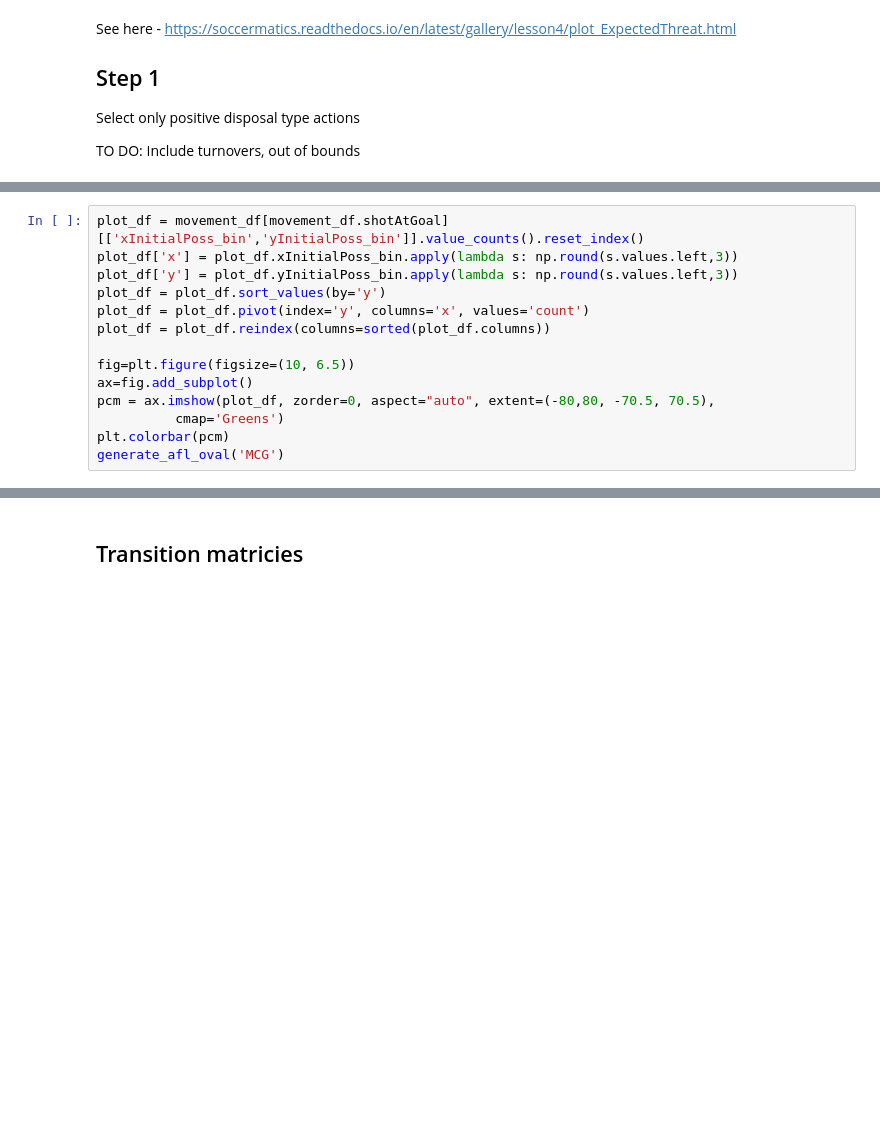
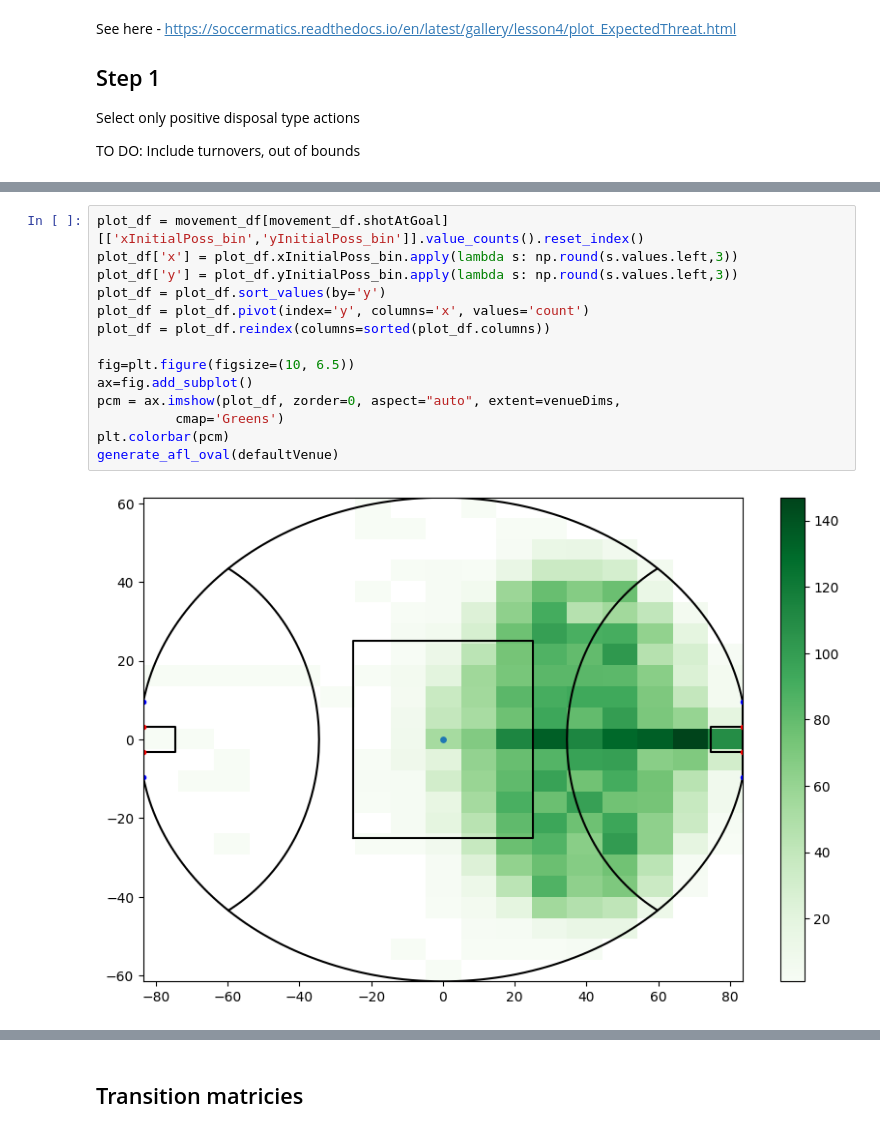
Before and after one commit to davescroggs/xThreat, a Jupyter notebook: python/shot_prob.ipynb, the cells around one changed output, grey strips where cells are left out. Drawn from its saved outputs; the diff is of its cells as text; blank space fills up the shorter version.

```diff
--- a/python/shot_prob.ipynb
+++ b/python/shot_prob.ipynb
@@ -137,14 +155,16 @@ generate_afl_oval('MCG')
 # %%
 plot_df = movement_df[movement_df.shotAtGoal][['xInitialPoss_bin','yInitialPoss_bin']].value_counts().reset_index()
 plot_df['x'] = plot_df.xInitialPoss_bin.apply(lambda s: np.round(s.values.left,3))
 plot_df['y'] = plot_df.yInitialPoss_bin.apply(lambda s: np.round(s.values.left,3))
 plot_df = plot_df.sort_values(by='y')
 plot_df = plot_df.pivot(index='y', columns='x', values='count')
 plot_df = plot_df.reindex(columns=sorted(plot_df.columns))
 
 fig=plt.figure(figsize=(10, 6.5))
 ax=fig.add_subplot()
-pcm = ax.imshow(plot_df, zorder=0, aspect="auto", extent=(-80,80, -70.5, 70.5),
+pcm = ax.imshow(plot_df, zorder=0, aspect="auto", extent=venueDims,
           cmap='Greens')
 plt.colorbar(pcm)
-generate_afl_oval('MCG')
+generate_afl_oval(defaultVenue)
+# %% [output]
+[figure, added]
```
Also changed, not shown: parts of 8 cells of this notebook.
